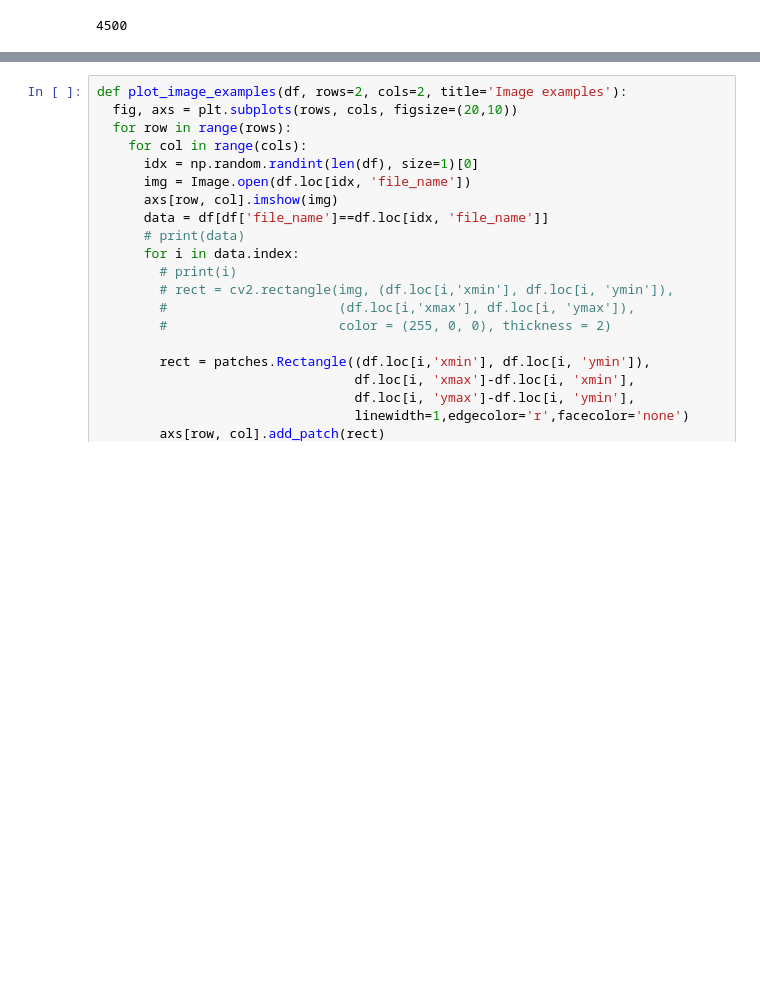
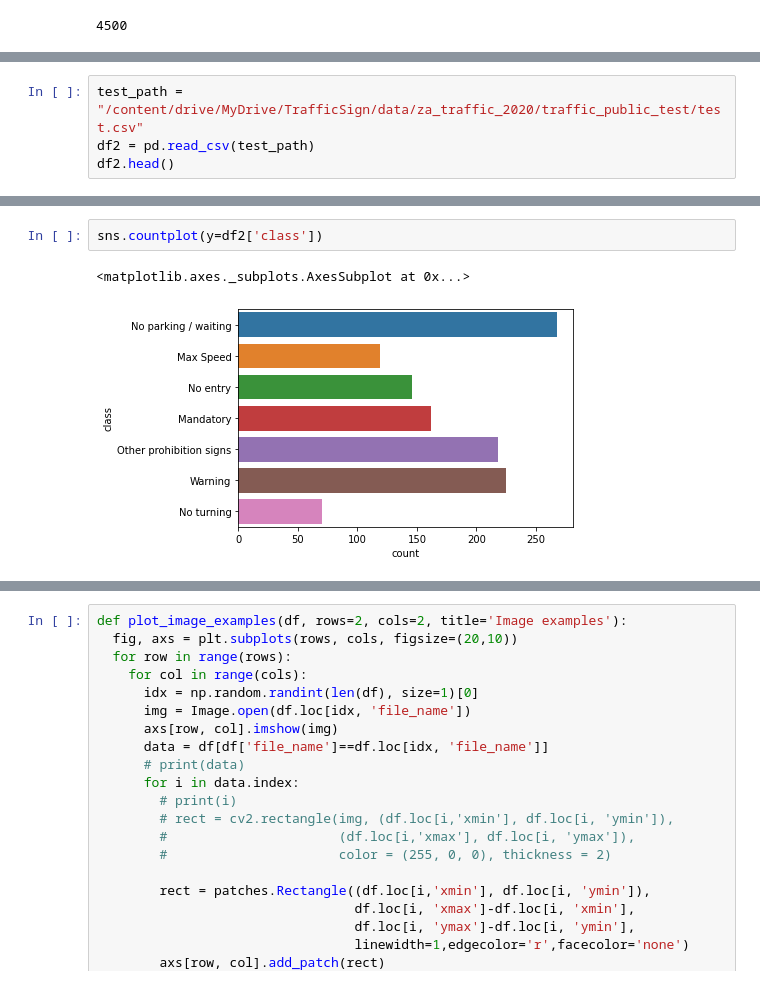
Before and after one commit to DaiVo20/za_traffic_detection, a Jupyter notebook: DataPreprocessing.ipynb, the cells around one changed output, grey strips where cells are left out. Saved outputs shown, nothing was run; the diff lists cells and outputs as text; blank space fills up the shorter version.

```diff
--- a/DataPreprocessing.ipynb
+++ b/DataPreprocessing.ipynb
@@ -96,0 +101,4 @@ import cv2
+# %%
+test_path = "/content/drive/MyDrive/TrafficSign/data/za_traffic_2020/traffic_public_test/test.csv"
+df2 = pd.read_csv(test_path)
+df2.head()
@@ -96,0 +112,5 @@ import cv2
+# %%
+sns.countplot(y=df2['class'])
+# %% [output]
+<matplotlib.axes._subplots.AxesSubplot at 0x...>
+[figure, added]
```
Also changed, not shown: parts of 32 cells of this notebook.
